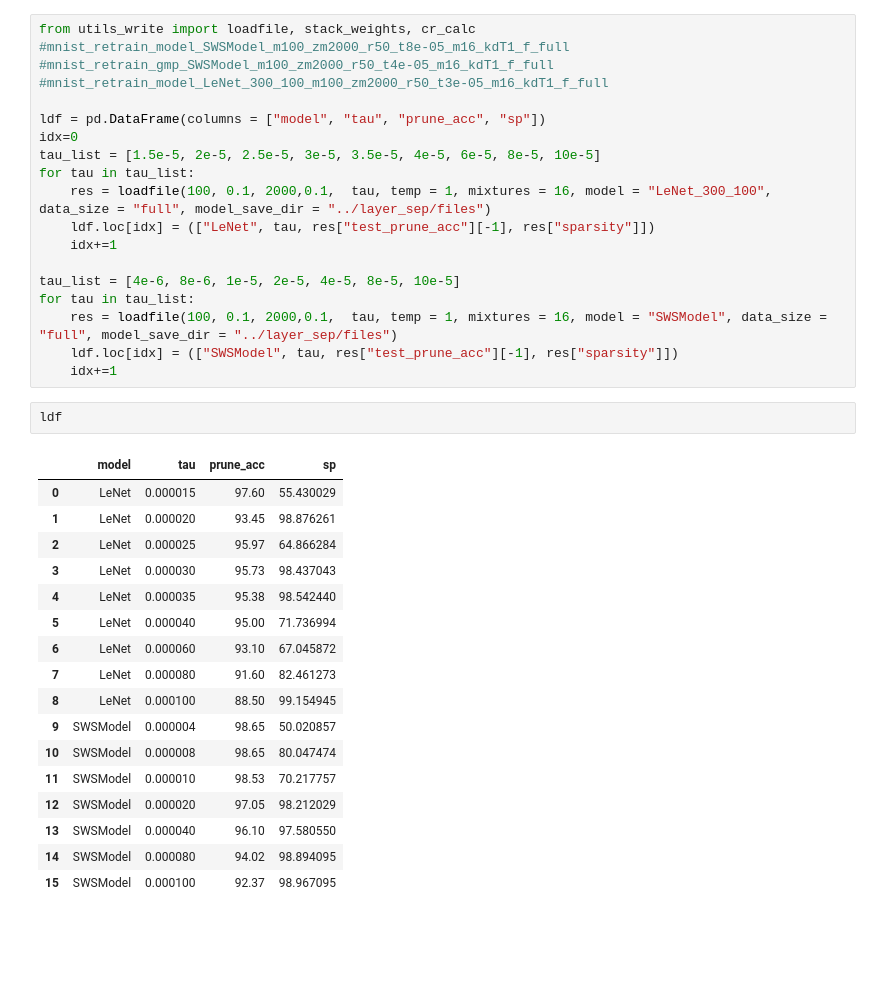
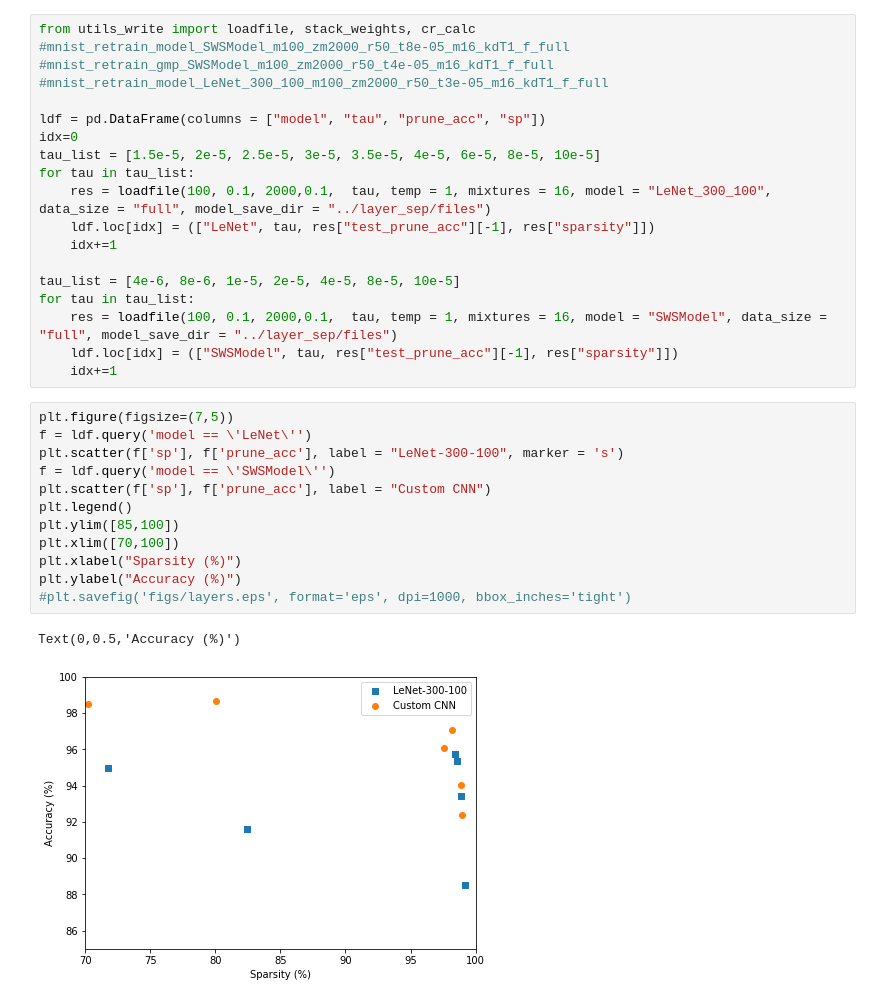
Before and after one commit to okz12/NN_compression, a Jupyter notebook: writeup/layer_uni/layer_vis.ipynb, the cells around one changed output. Cells and saved outputs as stored; diff of their text form; blank space fills up the shorter version.

```diff
--- a/writeup/layer_uni/layer_vis.ipynb
+++ b/writeup/layer_uni/layer_vis.ipynb
@@ -234,23 +234,18 @@ for tau in tau_list:
     res = loadfile(100, 0.1, 2000,0.1,  tau, temp = 1, mixtures = 16, model = "SWSModel", data_size = "full", model_save_dir = "../layer_sep/files")
     ldf.loc[idx] = (["SWSModel", tau, res["test_prune_acc"][-1], res["sparsity"]])
     idx+=1
-# %%
-ldf
-# %% [output]
-|  | model | tau | prune_acc | sp |
-| 0 | LeNet | 0.000015 | 97.60 | 55.430029 |
-| 1 | LeNet | 0.000020 | 93.45 | 98.876261 |
-| 2 | LeNet | 0.000025 | 95.97 | 64.866284 |
-| 3 | LeNet | 0.000030 | 95.73 | 98.437043 |
-| 4 | LeNet | 0.000035 | 95.38 | 98.542440 |
-| 5 | LeNet | 0.000040 | 95.00 | 71.736994 |
-| 6 | LeNet | 0.000060 | 93.10 | 67.045872 |
-| 7 | LeNet | 0.000080 | 91.60 | 82.461273 |
-| 8 | LeNet | 0.000100 | 88.50 | 99.154945 |
-| 9 | SWSModel | 0.000004 | 98.65 | 50.020857 |
-| 10 | SWSModel | 0.000008 | 98.65 | 80.047474 |
-| 11 | SWSModel | 0.000010 | 98.53 | 70.217757 |
-| 12 | SWSModel | 0.000020 | 97.05 | 98.212029 |
-| 13 | SWSModel | 0.000040 | 96.10 | 97.580550 |
-| 14 | SWSModel | 0.000080 | 94.02 | 98.894095 |
-| 15 | SWSModel | 0.000100 | 92.37 | 98.967095 |
+# %%
+plt.figure(figsize=(7,5))
+f = ldf.query('model == \'LeNet\'')
+plt.scatter(f['sp'], f['prune_acc'], label = "LeNet-300-100", marker = 's')
+f = ldf.query('model == \'SWSModel\'')
+plt.scatter(f['sp'], f['prune_acc'], label = "Custom CNN")
+plt.legend()
+plt.ylim([85,100])
+plt.xlim([70,100])
+plt.xlabel("Sparsity (%)")
+plt.ylabel("Accuracy (%)")
+#plt.savefig('figs/layers.eps', format='eps', dpi=1000, bbox_inches='tight')
+# %% [output]
+Text(0,0.5,'Accuracy (%)')
+[figure, added]
```
Also changed, not shown: 2 other files.
